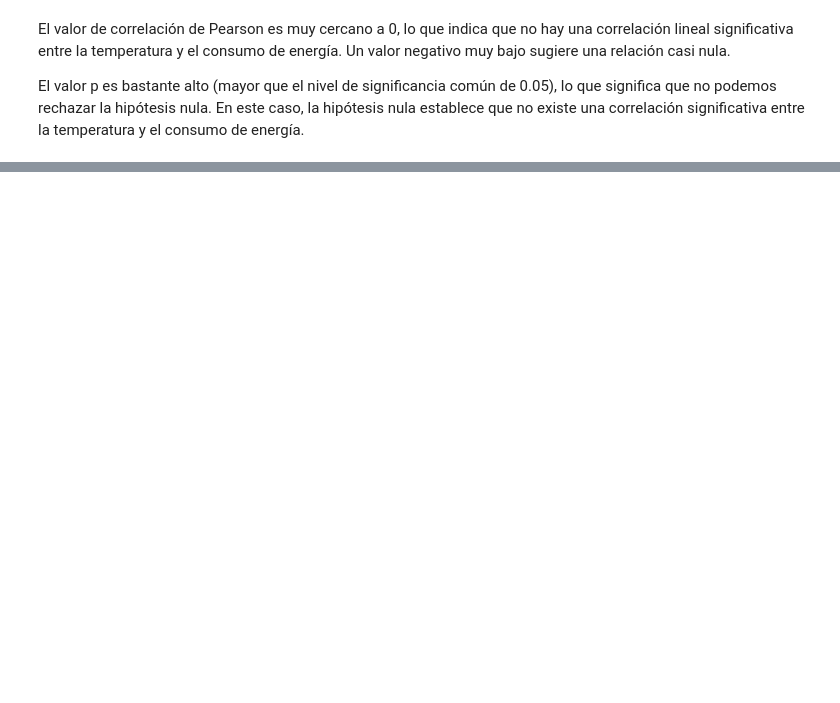
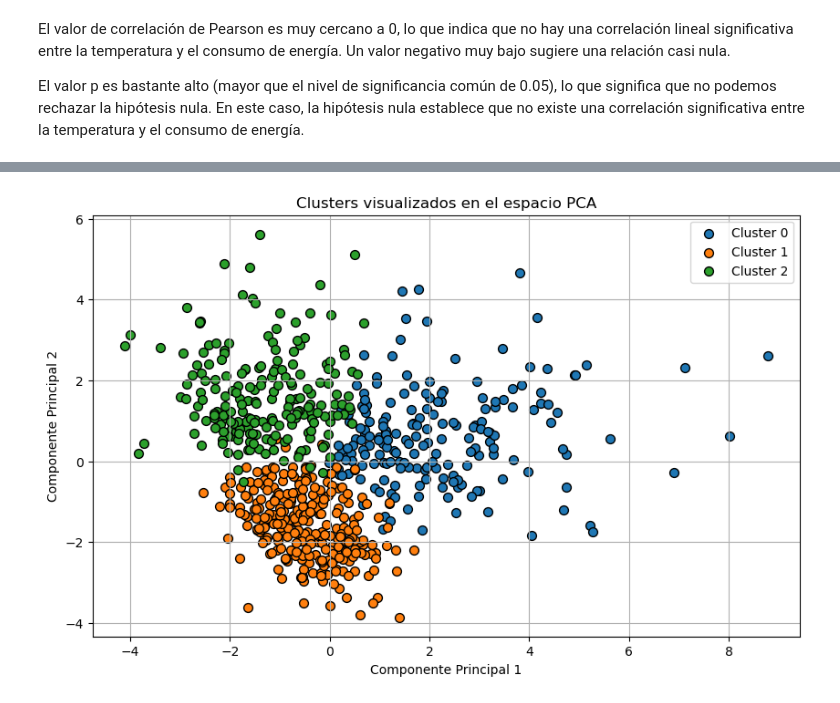
Before and after one commit to bermejo4/MachineLearning-MADI, a Jupyter notebook: DataScience/FinalProject_DS_Luis.ipynb, the cells around one changed output, grey strips where cells are left out. Saved outputs shown, nothing was run; the diff lists cells and outputs as text; code cells hidden in the pictures; blank space fills up the shorter version.

```diff
--- a/DataScience/FinalProject_DS_Luis.ipynb
+++ b/DataScience/FinalProject_DS_Luis.ipynb
@@ -399,0 +452,36 @@ weighted avg       0.78      0.78      0.78       300
+# %%
+from sklearn.decomposition import PCA
+import matplotlib.pyplot as plt
+import seaborn as sns
+from sklearn.cluster import KMeans
+
+# Aplicar PCA para reducir a 2 dimensiones
+pca = PCA(n_components=2)
+data_pca = pca.fit_transform(data_scaled)
+
+# Crear un modelo K-Means con el número de clusters óptimo (ajusta k según el análisis anterior)
+k = 3  # Ajusta este valor según el método del codo o la silueta
+kmeans = KMeans(n_clusters=k, random_state=42)
+data_cleaned['Cluster'] = kmeans.fit_predict(data_scaled)
+
+# Graficar los datos en el espacio PCA con colores contrastantes
+plt.figure(figsize=(10, 6))
+palette = sns.color_palette("tab10", k)  # Paleta tab10 de colores contrastantes
+
+# Plot con colores asignados por clusters
+for cluster in range(k):
+    plt.scatter(data_pca[data_cleaned['Cluster'] == cluster, 0],
+                data_pca[data_cleaned['Cluster'] == cluster, 1],
+                label=f'Cluster {cluster}',
+                color=palette[cluster],
+                edgecolor='k',
+                s=50)
+
+plt.xlabel("Componente Principal 1")
+plt.ylabel("Componente Principal 2")
+plt.title("Clusters visualizados en el espacio PCA")
+plt.legend()
+plt.grid(True)
+plt.show()
+# %% [output]
+[figure, added]
```
Also changed, not shown: parts of 13 cells of this notebook, 1 other file.
